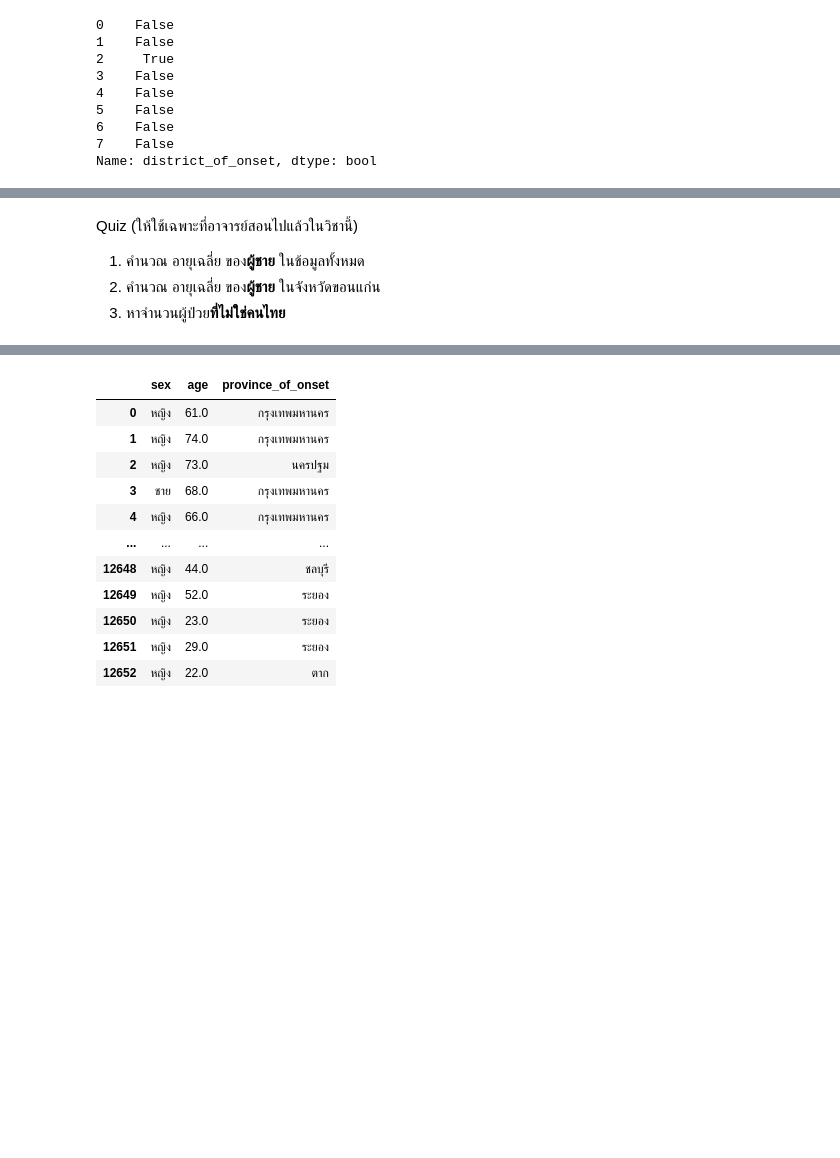
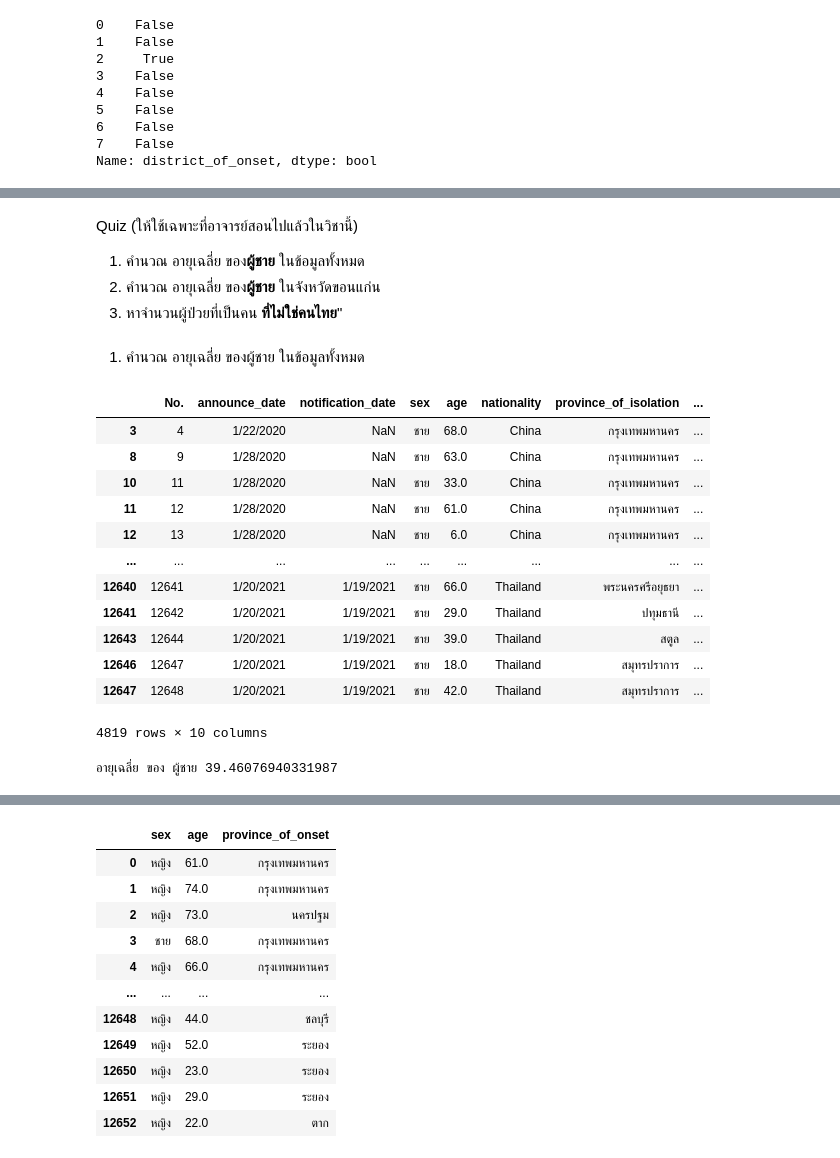
Before and after one commit to Plaifha/data_viz_2022, a Jupyter notebook: Pandas101.ipynb, the cells around one changed output, grey strips where cells are left out. Drawn from its saved outputs; the diff is of its cells as text; code cells hidden in the pictures; blank space fills up the shorter version.

```diff
--- a/Pandas101.ipynb
+++ b/Pandas101.ipynb
@@ -264,4 +305,35 @@ Quiz (ให้ใช้เฉพาะที่อาจารย์สอน
 
 1.   คำนวณ อายุเฉลี่ย ของ**ผู้ชาย** ในข้อมูลทั้งหมด
 2.   คำนวณ อายุเฉลี่ย ของ**ผู้ชาย** ในจังหวัดขอนแก่น
-3. หาจำนวนผู้ป่วย**ที่ไม่ใช่คนไทย**
+3.   หาจำนวนผู้ป่วยที่เป็นคน **ที่ไม่ใช่คนไทย**"
+# %% [markdown]
+1.  คำนวณ อายุเฉลี่ย ของผู้ชาย ในข้อมูลทั้งหมด
+# %%
+Male = data_covid[data_covid['sex'] == 'ชาย']
+Male
+# %% [output]
+|  | No. | announce_date | notification_date | sex | age | nationality | province_of_isolation | ... |
+| 3 | 4 | 1/22/2020 | NaN | ชาย | 68.0 | China | กรุงเทพมหานคร | ... |
+| 8 | 9 | 1/28/2020 | NaN | ชาย | 63.0 | China | กรุงเทพมหานคร | ... |
+| 10 | 11 | 1/28/2020 | NaN | ชาย | 33.0 | China | กรุงเทพมหานคร | ... |
+| 11 | 12 | 1/28/2020 | NaN | ชาย | 61.0 | China | กรุงเทพมหานคร | ... |
+| 12 | 13 | 1/28/2020 | NaN | ชาย | 6.0 | China | กรุงเทพมหานคร | ... |
+| ... | ... | ... | ... | ... | ... | ... | ... | ... |
+| 12640 | 12641 | 1/20/2021 | 1/19/2021 | ชาย | 66.0 | Thailand | พระนครศรีอยุธยา | ... |
+| 12641 | 12642 | 1/20/2021 | 1/19/2021 | ชาย | 29.0 | Thailand | ปทุมธานี | ... |
+| 12643 | 12644 | 1/20/2021 | 1/19/2021 | ชาย | 39.0 | Thailand | สตูล | ... |
+| 12646 | 12647 | 1/20/2021 | 1/19/2021 | ชาย | 18.0 | Thailand | สมุทรปราการ | ... |
+| 12647 | 12648 | 1/20/2021 | 1/19/2021 | ชาย | 42.0 | Thailand | สมุทรปราการ | ... |
+4819 rows × 10 columns
+# %%
+sum = 0
+N = 0
+for a in Male['age']:
+
+    if a > 0:
+        sum += a # sum = sum + a
+        N += 1
+
+print(f'อายุเฉลี่ย ของ ผู้ชาย {sum/N}')
+# %% [output]
+อายุเฉลี่ย ของ ผู้ชาย 39.46076940331987
```
Also changed, not shown: parts of 119 cells of this notebook.
